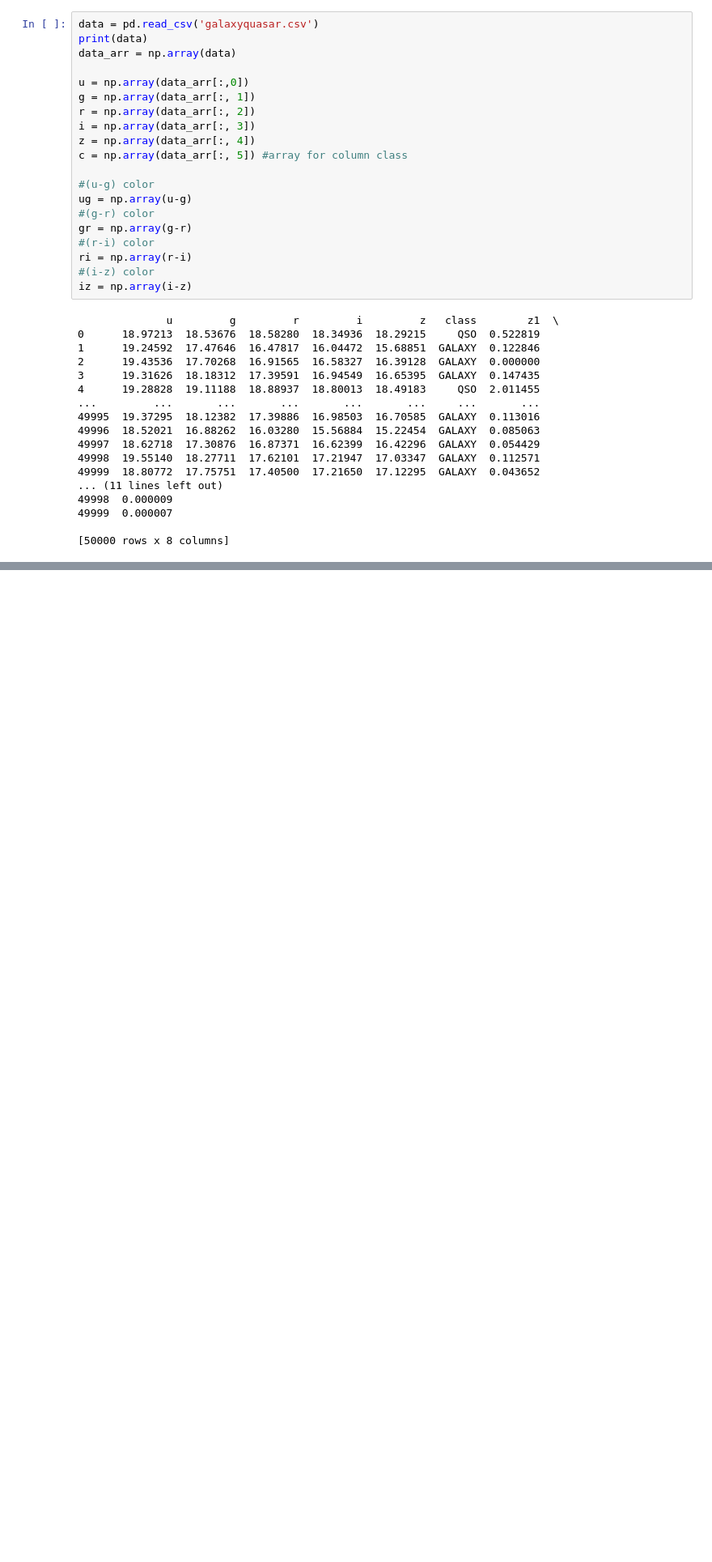
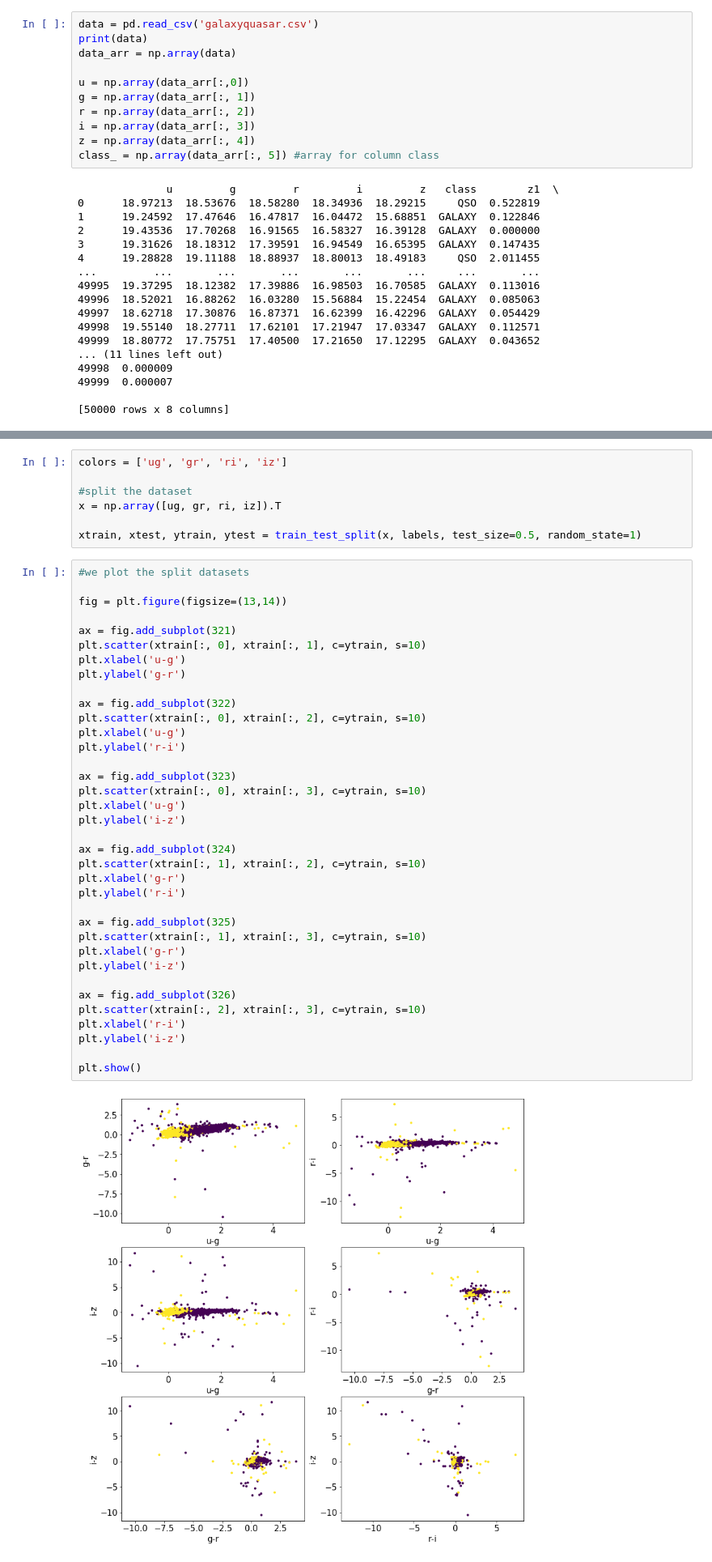
Before and after one commit to Federicatt/astrostatistics_bicocca_2023, a Jupyter notebook: working/L19_GalaxyvsQSO.ipynb, the cells around one changed output, grey strips where cells are left out. Shown at 81% size. Cells and saved outputs as stored; diff of their text form; blank space fills up the shorter version.

```diff
--- a/working/L19_GalaxyvsQSO.ipynb
+++ b/working/L19_GalaxyvsQSO.ipynb
@@ -31,16 +38,7 @@ g = np.array(data_arr[:, 1])
 r = np.array(data_arr[:, 2])
 i = np.array(data_arr[:, 3])
 z = np.array(data_arr[:, 4])
-c = np.array(data_arr[:, 5]) #array for column class
-
-#(u-g) color
-ug = np.array(u-g)
-#(g-r) color
-gr = np.array(g-r)
-#(r-i) color
-ri = np.array(r-i)
-#(i-z) color
-iz = np.array(i-z)
+class_ = np.array(data_arr[:, 5]) #array for column class
 # %% [output]
               u         g         r         i         z   class        z1  \
 0      18.97213  18.53676  18.58280  18.34936  18.29215     QSO  0.522819
@@ -81,0 +82,45 @@ ValueError: Unknown label type: (array([-0.04603999999999786, 0.9982899999999972
+# %%
+colors = ['ug', 'gr', 'ri', 'iz']
+
+#split the dataset
+x = np.array([ug, gr, ri, iz]).T
+
+xtrain, xtest, ytrain, ytest = train_test_split(x, labels, test_size=0.5, random_state=1)
+# %%
+#we plot the split datasets
+
+fig = plt.figure(figsize=(13,14))
+
+ax = fig.add_subplot(321)
+plt.scatter(xtrain[:, 0], xtrain[:, 1], c=ytrain, s=10)
+plt.xlabel('u-g')
+plt.ylabel('g-r')
+
+ax = fig.add_subplot(322)
+plt.scatter(xtrain[:, 0], xtrain[:, 2], c=ytrain, s=10)
+plt.xlabel('u-g')
+plt.ylabel('r-i')
+
+ax = fig.add_subplot(323)
+plt.scatter(xtrain[:, 0], xtrain[:, 3], c=ytrain, s=10)
+plt.xlabel('u-g')
+plt.ylabel('i-z')
+
+ax = fig.add_subplot(324)
+plt.scatter(xtrain[:, 1], xtrain[:, 2], c=ytrain, s=10)
+plt.xlabel('g-r')
+plt.ylabel('r-i')
+
+ax = fig.add_subplot(325)
+plt.scatter(xtrain[:, 1], xtrain[:, 3], c=ytrain, s=10)
+plt.xlabel('g-r')
+plt.ylabel('i-z')
+
+ax = fig.add_subplot(326)
+plt.scatter(xtrain[:, 2], xtrain[:, 3], c=ytrain, s=10)
+plt.xlabel('r-i')
+plt.ylabel('i-z')
+
+plt.show()
+# %% [output]
+[figure, added]
```
Also changed, not shown: parts of 17 cells of this notebook.
